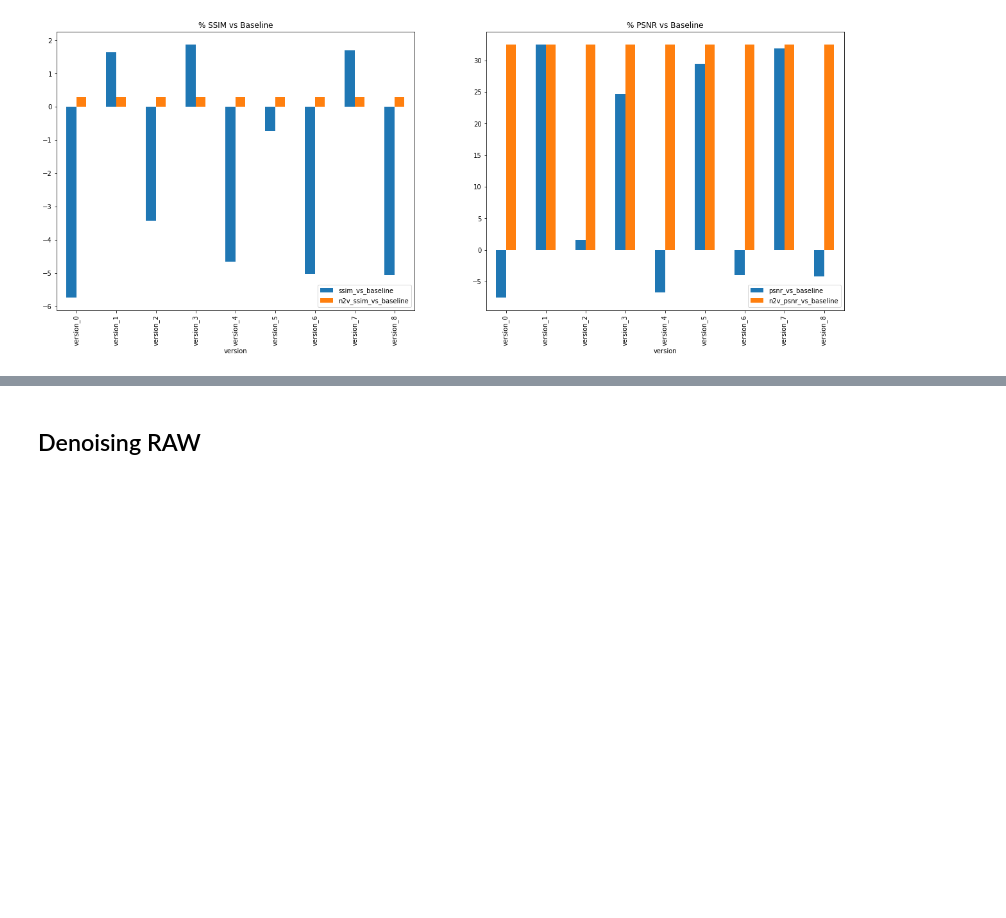
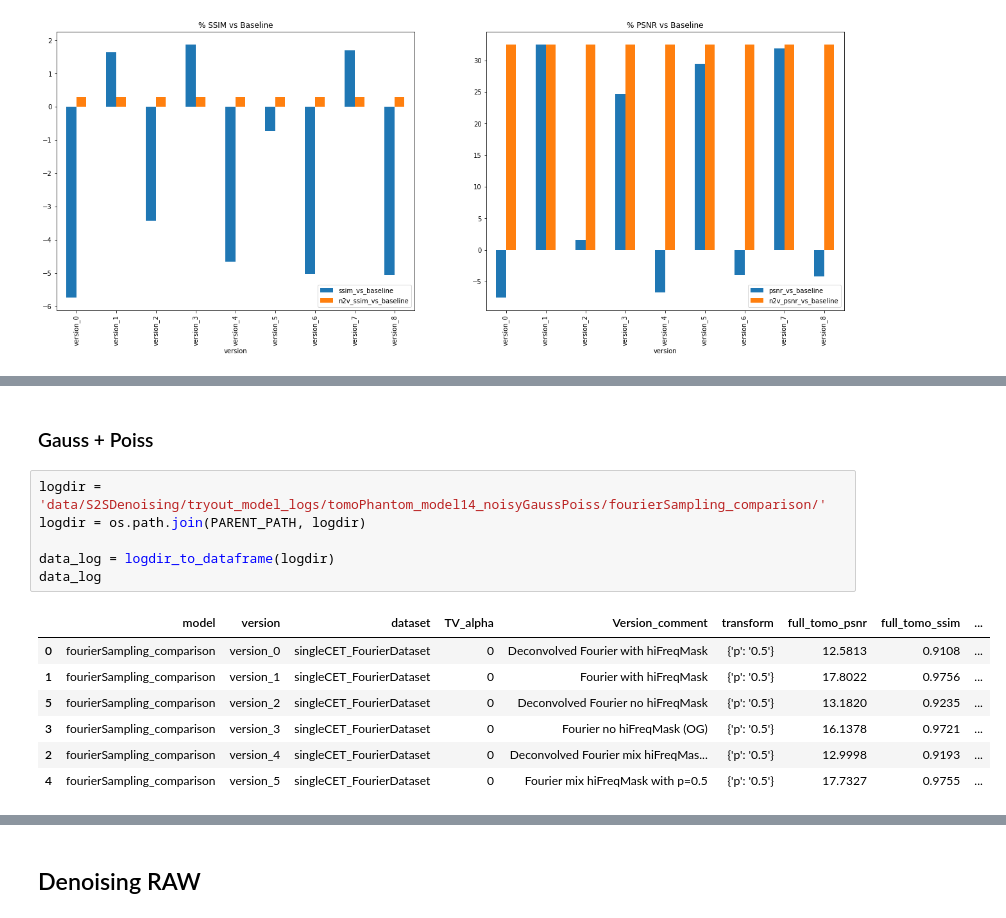
Before and after one commit to Fickincool/master-thesis, a Jupyter notebook: Notebooks/6.00_self2selfDenoising/6.10_summary_tables.ipynb, the cells around one changed output, grey strips where cells are left out. Cells and saved outputs as stored; diff of their text form; blank space fills up the shorter version.

```diff
--- a/Notebooks/6.00_self2selfDenoising/6.10_summary_tables.ipynb
+++ b/Notebooks/6.00_self2selfDenoising/6.10_summary_tables.ipynb
@@ -207,0 +215,16 @@ ax1.legend(loc='lower right')
+# %% [markdown]
+### Gauss + Poiss
+# %%
+logdir = 'data/S2SDenoising/tryout_model_logs/tomoPhantom_model14_noisyGaussPoiss/fourierSampling_comparison/'
+logdir = os.path.join(PARENT_PATH, logdir)
+
+data_log = logdir_to_dataframe(logdir)
+data_log
+# %% [output]
+|  | model | version | dataset | TV_alpha | Version_comment | transform | full_tomo_psnr | full_tomo_ssim | ... |
+| 0 | fourierSampling_comparison | version_0 | singleCET_FourierDataset | 0 | Deconvolved Fourier with hiFreqMask | {'p': '0.5'} | 12.5813 | 0.9108 | ... |
+| 1 | fourierSampling_comparison | version_1 | singleCET_FourierDataset | 0 | Fourier with hiFreqMask | {'p': '0.5'} | 17.8022 | 0.9756 | ... |
+| 5 | fourierSampling_comparison | version_2 | singleCET_FourierDataset | 0 | Deconvolved Fourier no hiFreqMask | {'p': '0.5'} | 13.1820 | 0.9235 | ... |
+| 3 | fourierSampling_comparison | version_3 | singleCET_FourierDataset | 0 | Fourier no hiFreqMask (OG) | {'p': '0.5'} | 16.1378 | 0.9721 | ... |
+| 2 | fourierSampling_comparison | version_4 | singleCET_FourierDataset | 0 | Deconvolved Fourier mix hiFreqMas... | {'p': '0.5'} | 12.9998 | 0.9193 | ... |
+| 4 | fourierSampling_comparison | version_5 | singleCET_FourierDataset | 0 | Fourier mix hiFreqMask with p=0.5 | {'p': '0.5'} | 17.7327 | 0.9755 | ... |
```
Also changed, not shown: parts of 11 cells of this notebook, 4 other files.
